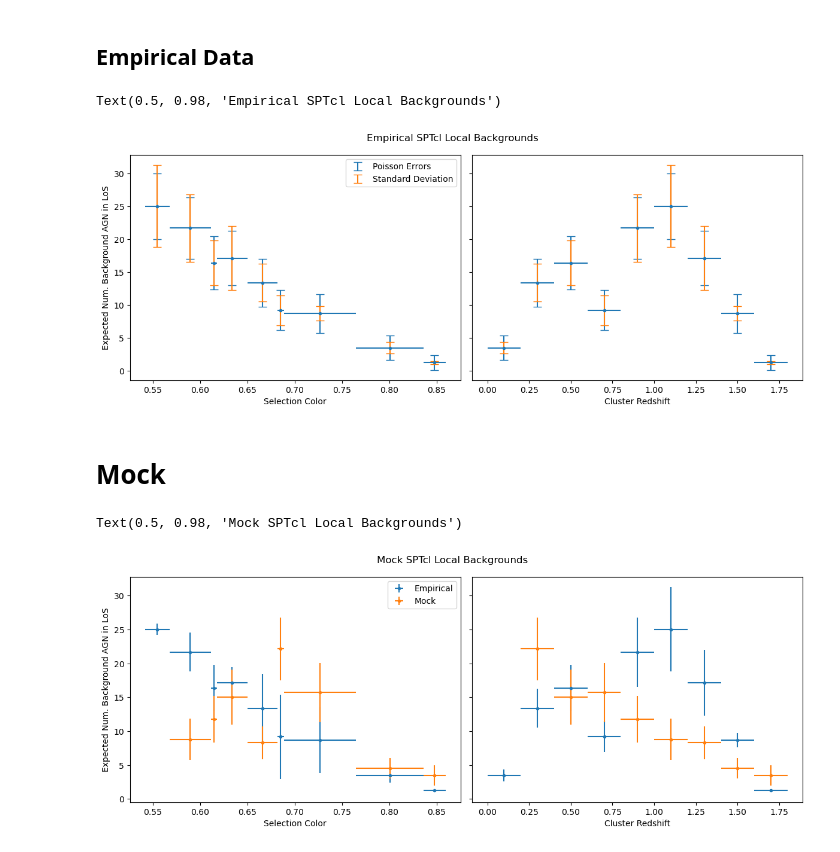
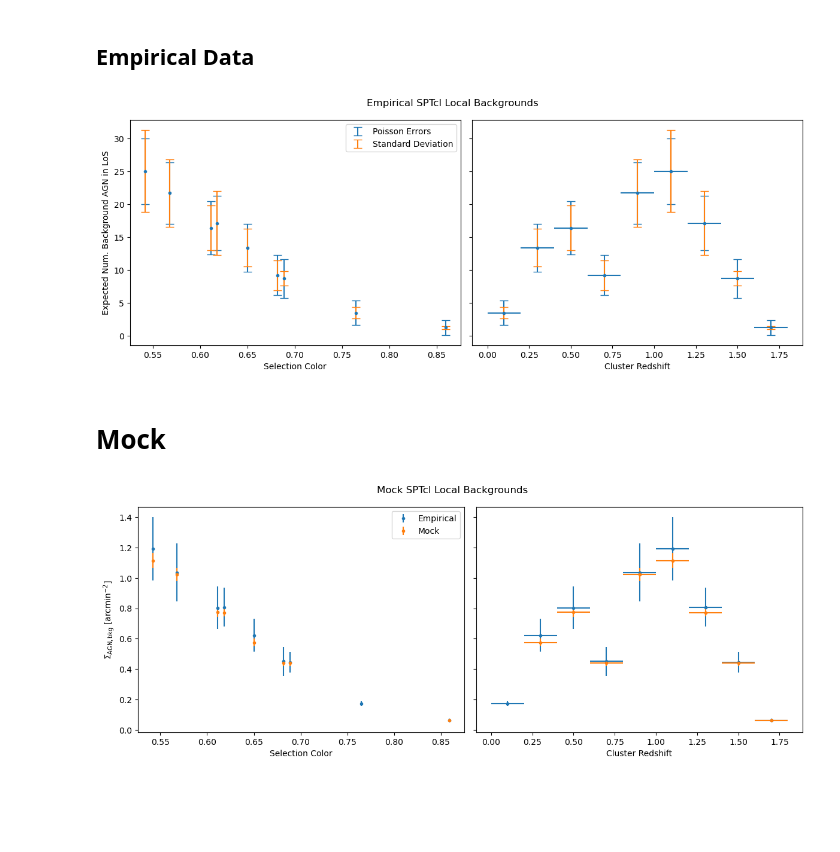
Before and after one commit to floydie7/SPT_AGN, a Jupyter notebook: SPT-local_bkg-Mock_plots.ipynb, the cells around one changed output. Cells and saved outputs as stored; diff of their text form; code cells hidden in the pictures; blank space fills up the shorter version.

Commit message:
Correcting Mock catalog generation and corresponding plot notebook to use the right x-data for the local background interpolators.

```diff
--- a/SPT-local_bkg-Mock_plots.ipynb
+++ b/SPT-local_bkg-Mock_plots.ipynb
@@ -81,6 +81,10 @@ sptcl_surf_dens = join(sptcl_surf_dens, cluster_info, keys='SPT_ID')
 # %%
 # Compute the expected number of background AGN in the line of sight
 sptcl_surf_dens['los_no_agn_bkg'] = (sptcl_surf_dens['local_bkg_surf_den'] * sptcl_surf_dens['los_area']).value
+
+# Also, convert units and strip
+sptcl_surf_dens['local_bkg_surf_den'] = sptcl_surf_dens['local_bkg_surf_den'].to_value(u.arcmin**-2)
+sptcl_surf_dens['los_area'] = sptcl_surf_dens['los_area'].to_value(u.arcmin**2)
 # %%
 # Bin the data by the color bins
 sptcl_surf_dens['selection_color'] = agn_purity_color(sptcl_surf_dens['REDSHIFT'])
@@ -98,11 +104,8 @@ bkg_agn_stds_z = sptcl_surf_dens_z_grp['los_no_agn_bkg'].groups.aggregate(np.std
 # %%
-color_bin_centers = np.sort(color_bins)[:-1] + np.diff(np.sort(color_bins)) / 2
-z_bin_centers = np.array(z_bins)[:-1] + np.diff(z_bins) / 2
-
 fig, (ax, bx) = plt.subplots(ncols=2, sharey='row', figsize=(6.0 * 2, 4.8), tight_layout=True)
-ax.errorbar(color_bin_centers, bkg_agn_means_color, xerr=np.diff(np.sort(color_bins))/2, fmt='.')
-ax.errorbar(color_bin_centers, bkg_agn_means_color, yerr=np.sqrt(bkg_agn_means_color), fmt='none', capsize=5., label='Poisson Errors')
-ax.errorbar(color_bin_centers, bkg_agn_means_color, yerr=bkg_agn_stds_color, fmt='none', ecolor='tab:orange', capsize=5., label='Standard Deviation')
+ax.errorbar(sptcl_surf_dens_color_grp.groups.keys['selection_color'], bkg_agn_means_color, fmt='.')
+ax.errorbar(sptcl_surf_dens_color_grp.groups.keys['selection_color'], bkg_agn_means_color, yerr=np.sqrt(bkg_agn_means_color), fmt='none', capsize=5., label='Poisson Errors')
+ax.errorbar(sptcl_surf_dens_color_grp.groups.keys['selection_color'], bkg_agn_means_color, yerr=bkg_agn_stds_color, fmt='none', ecolor='tab:orange', capsize=5., label='Standard Deviation')
 ax.legend()
 ax.set(xlabel='Selection Color', ylabel=r'Expected Num. Background AGN in LoS')
 
@@ -111,15 +114,14 @@ bx.errorbar(z_bin_centers, bkg_agn_means_z, yerr=np.sqrt(bkg_agn_means_z), fmt='
 bx.errorbar(z_bin_centers, bkg_agn_means_z, yerr=bkg_agn_stds_z, fmt='none', ecolor='tab:orange', capsize=5.)
 bx.set(xlabel='Cluster Redshift')
 fig.suptitle('Empirical SPTcl Local Backgrounds')
-# fig.savefig('Data_Repository/Project_Data/SPT-IRAGN/local_backgrounds/plots/empirical-mock/empirical_local_bkg_color-z.pdf')
+fig.savefig('Data_Repository/Project_Data/SPT-IRAGN/local_backgrounds/plots/empirical-mock/empirical_local_bkg_color-z_errors.pdf')
 # %% [output]
-Text(0.5, 0.98, 'Empirical SPTcl Local Backgrounds')
-[figure, old version]
+[figure, new version]
 # %% [markdown]
 # Mock
 # %%
 # Read in the mock catalog
-mock_cat = QTable.read('Data_Repository/Project_Data/SPT-IRAGN/MCMC/Mock_Catalog/Catalogs/Final_Tests/mock_AGN_catalog_t0.0000_e0.00_z0.00_b1.00_rc0.100_C-local_maxr5.00_seed3775_308x1.0_local_bkg_test.fits')
+mock_cat = QTable.read('Data_Repository/Project_Data/SPT-IRAGN/MCMC/Mock_Catalog/Catalogs/local_backgrounds/mock_AGN_catalog_t0.0000_e0.00_z0.00_b1.00_rc0.100_C-local_maxr5.00_seed3775_308x1.0_local_bkg_test.fits')
 
 # Isolate the background objects
 mock_cat_bkg = mock_cat[~mock_cat['CLUSTER_AGN'].astype(bool)]
@@ -143,22 +145,29 @@ mock_cat_bkg_color_grp = mock_cat_bkg_los.group_by('selection_color')
 mock_cat_bkg_z_grp = mock_cat_bkg_los.group_by(np.digitize(mock_cat_bkg_los['REDSHIFT'], z_bins))
 # %%
 # Compute the mock means and standard deviations
-mock_cat_bkg_color_mean = mock_cat_bkg_color_grp['no_bkg_agn'].groups.aggregate(np.mean)
-mock_cat_bkg_color_std = mock_cat_bkg_color_grp['no_bkg_agn'].groups.aggregate(np.std)
+mock_cat_bkg_color_mean = mock_cat_bkg_color_grp['c_true'].groups.aggregate(np.mean)
+mock_cat_bkg_color_std = mock_cat_bkg_color_grp['c_true'].groups.aggregate(np.std)
 
-mock_cat_bkg_z_mean = mock_cat_bkg_z_grp['no_bkg_agn'].groups.aggregate(np.mean)
-mock_cat_bkg_z_std = mock_cat_bkg_z_grp['no_bkg_agn'].groups.aggregate(np.std)
+mock_cat_bkg_z_mean = mock_cat_bkg_z_grp['c_true'].groups.aggregate(np.mean)
+mock_cat_bkg_z_std = mock_cat_bkg_z_grp['c_true'].groups.aggregate(np.std)
+# %%
+# Compute the trends with respect to the surface densities in the empirical background
+empirical_bkg_color_mean = sptcl_surf_dens_color_grp['local_bkg_surf_den'].groups.aggregate(np.mean)
+empirical_bkg_color_std = sptcl_surf_dens_color_grp['local_bkg_surf_den'].groups.aggregate(np.std)
+
+empirical_bkg_z_mean = sptcl_surf_dens_z_grp['local_bkg_surf_den'].groups.aggregate(np.mean)
+empirical_bkg_z_std = sptcl_surf_dens_z_grp['local_bkg_surf_den'].groups.aggregate(np.std)
 # %%
 fig, (ax, bx) = plt.subplots(ncols=2, sharey='row', figsize=(6.0 * 2, 4.8), tight_layout=True)
-ax.errorbar(color_bin_centers, bkg_agn_means_color, xerr=np.diff(np.sort(color_bins))/2, yerr=bkg_agn_stds_z, fmt='.', label='Empirical')
-ax.errorbar(color_bin_centers[1:], mock_cat_bkg_color_mean, xerr=np.diff(np.sort(color_bins))[1:]/2, yerr=mock_cat_bkg_color_std, fmt='.', label='Mock')
+ax.errorbar(sptcl_surf_dens_color_grp.groups.keys['selection_color'], empirical_bkg_color_mean, yerr=empirical_bkg_color_std, fmt='.', label='Empirical')
+ax.errorbar(mock_cat_bkg_color_grp.groups.keys['selection_color'], mock_cat_bkg_color_mean, yerr=mock_cat_bkg_color_std, fmt='.', label='Mock')
 ax.legend()
-ax.set(xlabel='Selection Color', ylabel=r'Expected Num. Background AGN in LoS')
+ax.set(xlabel='Selection Color', ylabel=r'$\Sigma_{\rm AGN, bkg}$ [arcmin$^{-2}$]')
 
-bx.errorbar(z_bin_centers, bkg_agn_means_z, xerr=np.diff(z_bins) / 2, yerr=bkg_agn_stds_z, fmt='.', label='Empirical')
+bx.errorbar(z_bin_centers, empirical_bkg_z_mean, xerr=np.diff(z_bins) / 2, yerr=empirical_bkg_z_std, fmt='.', label='Empirical')
 bx.errorbar(z_bin_centers[1:], mock_cat_bkg_z_mean, xerr=np.diff(z_bins)[1:] / 2, yerr=mock_cat_bkg_z_std, fmt='.', label='Mock')
 bx.set(xlabel='Cluster Redshift')
 fig.suptitle('Mock SPTcl Local Backgrounds')
+fig.savefig('Data_Repository/Project_Data/SPT-IRAGN/local_backgrounds/plots/empirical-mock/mock-empirical_surf_dens_color-z.pdf')
 # %% [output]
-Text(0.5, 0.98, 'Mock SPTcl Local Backgrounds')
-[figure, old version]
+[figure, new version]
```
Also changed, not shown: parts of 1 cell of this notebook, 1 other file.
